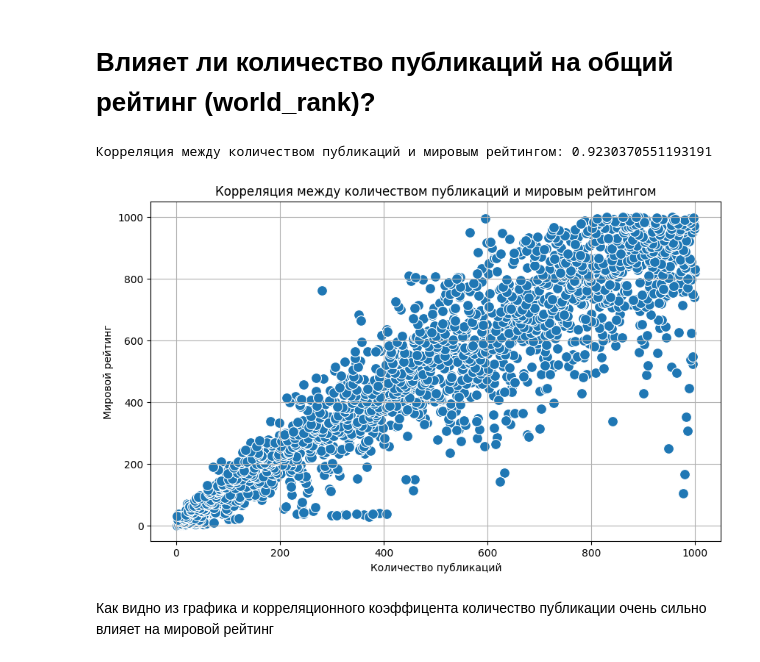
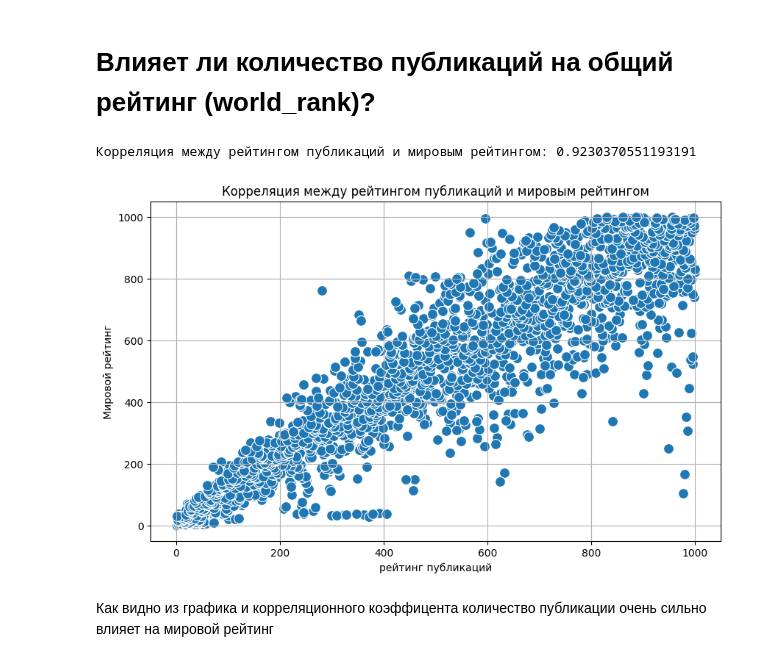
Before and after one commit to Farido01/R1, a Jupyter notebook: universitet.ipynb, the cells around one changed output. Saved outputs shown, nothing was run; the diff lists cells and outputs as text; code cells hidden in the pictures.

```diff
--- a/universitet.ipynb
+++ b/universitet.ipynb
@@ -110,18 +103,17 @@ plt.show()
 # Влияет ли количество публикаций на общий рейтинг (world_rank)?
 # %%
 correlation_publications_rank = df['publications'].corr(df['world_rank'])
-print(f'Корреляция между количеством публикаций и мировым рейтингом: {correlation_publications_rank}')
+print(f'Корреляция между рейтингом публикаций и мировым рейтингом: {correlation_publications_rank}')
 # %% [output]
-Корреляция между количеством публикаций и мировым рейтингом: 0.9230370551193191
+Корреляция между рейтингом публикаций и мировым рейтингом: 0.9230370551193191
 # %%
 plt.figure(figsize=(10, 6))
 sns.scatterplot(x='publications', y='world_rank', data=df, s=100)
-plt.title('Корреляция между количеством публикаций и мировым рейтингом')
-plt.xlabel('Количество публикаций')
+plt.title('Корреляция между рейтингом публикаций и мировым рейтингом')
+plt.xlabel('рейтинг публикаций')
 plt.ylabel('Мировой рейтинг')
 plt.grid(True)
-plt.show()
 # %% [output]
-[figure, old version]
+[figure, new version]
 # %%
 import plotly.express as px
```
Also changed, not shown: parts of 8 cells of this notebook, 2 other files.
